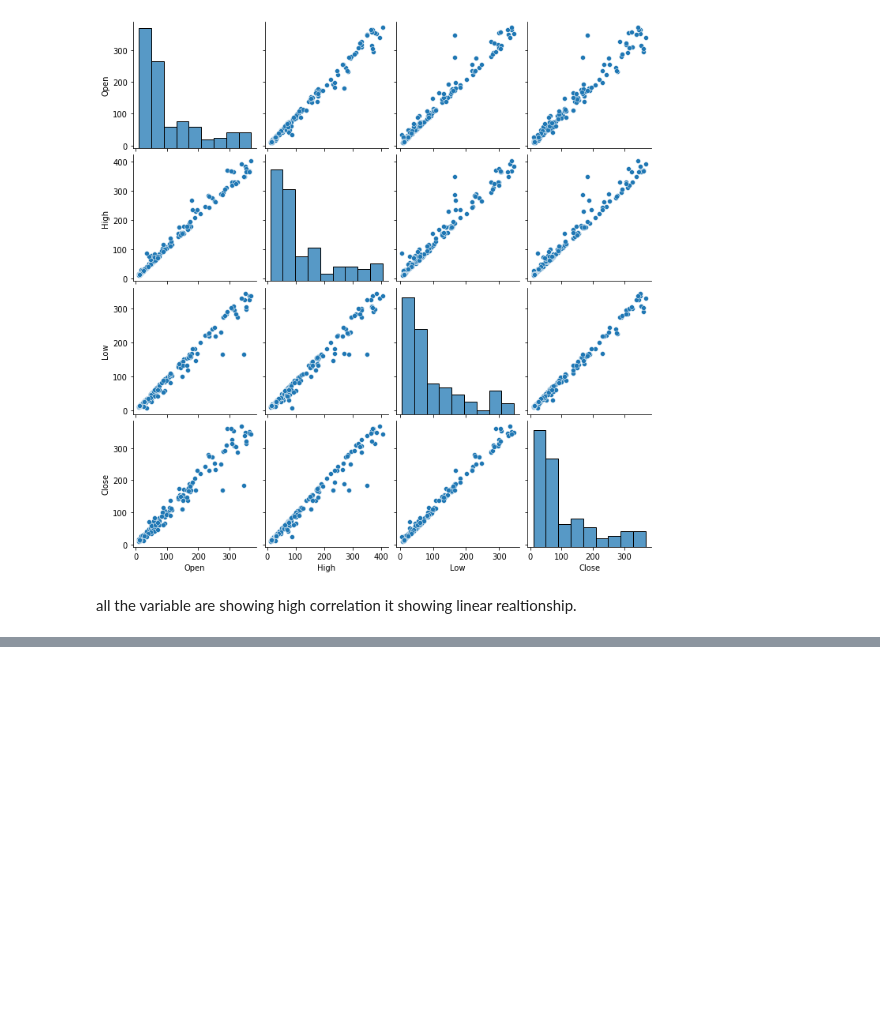
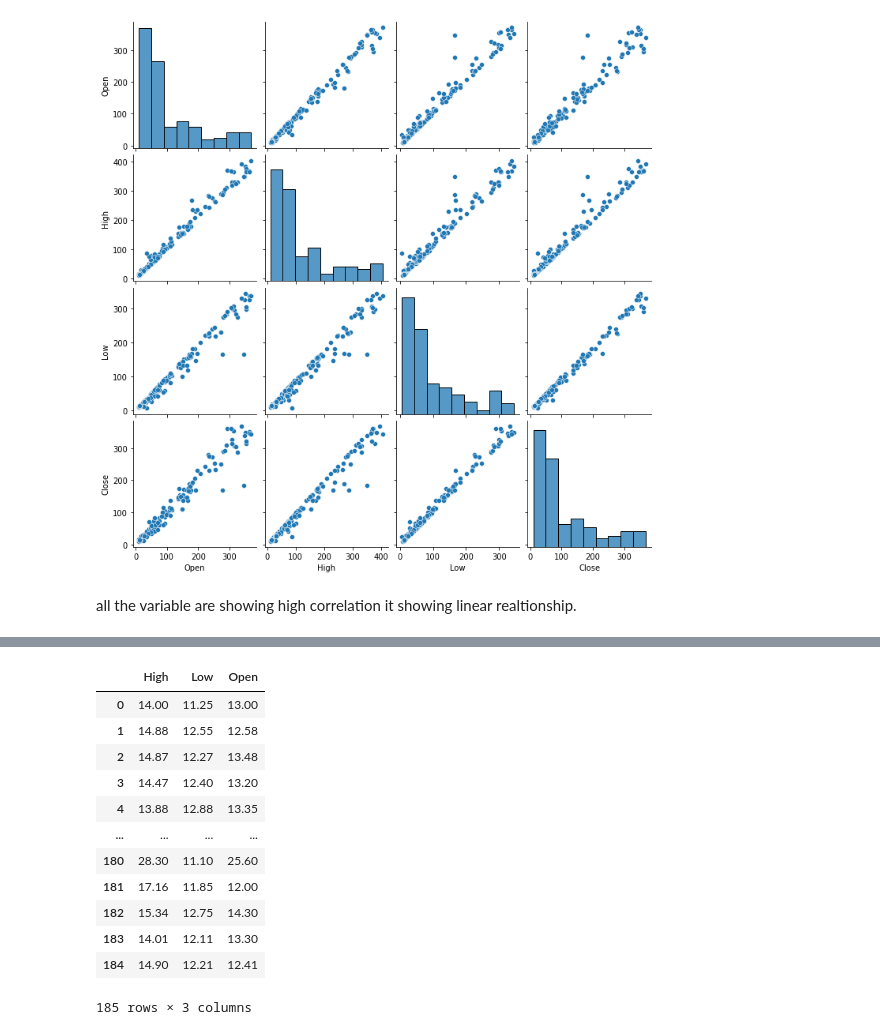
Before and after one commit to Tanjul5/Yes-Bank-Stock-Closing-Price-Prediction, a Jupyter notebook: YES_BANK_STOCK_CLOSING_PRICE_PREDICTION.ipynb, the cells around one changed output, grey strips where cells are left out. Drawn from its saved outputs; the diff is of its cells as text; code cells hidden in the pictures; blank space fills up the shorter version.

```diff
--- a/YES_BANK_STOCK_CLOSING_PRICE_PREDICTION.ipynb
+++ b/YES_BANK_STOCK_CLOSING_PRICE_PREDICTION.ipynb
@@ -200,0 +228,21 @@ all the variable are showing high correlation it showing linear realtionship.
+# %%
+#Assign x and y values
+
+x=df[['High','Low','Open']]
+y=df ['Close']
+# %%
+x
+# %% [output]
+|  | High | Low | Open |
+| 0 | 14.00 | 11.25 | 13.00 |
+| 1 | 14.88 | 12.55 | 12.58 |
+| 2 | 14.87 | 12.27 | 13.48 |
+| 3 | 14.47 | 12.40 | 13.20 |
+| 4 | 13.88 | 12.88 | 13.35 |
+| ... | ... | ... | ... |
+| 180 | 28.30 | 11.10 | 25.60 |
+| 181 | 17.16 | 11.85 | 12.00 |
+| 182 | 15.34 | 12.75 | 14.30 |
+| 183 | 14.01 | 12.11 | 13.30 |
+| 184 | 14.90 | 12.21 | 12.41 |
+185 rows × 3 columns
```
Also changed, not shown: parts of 12 cells of this notebook.
